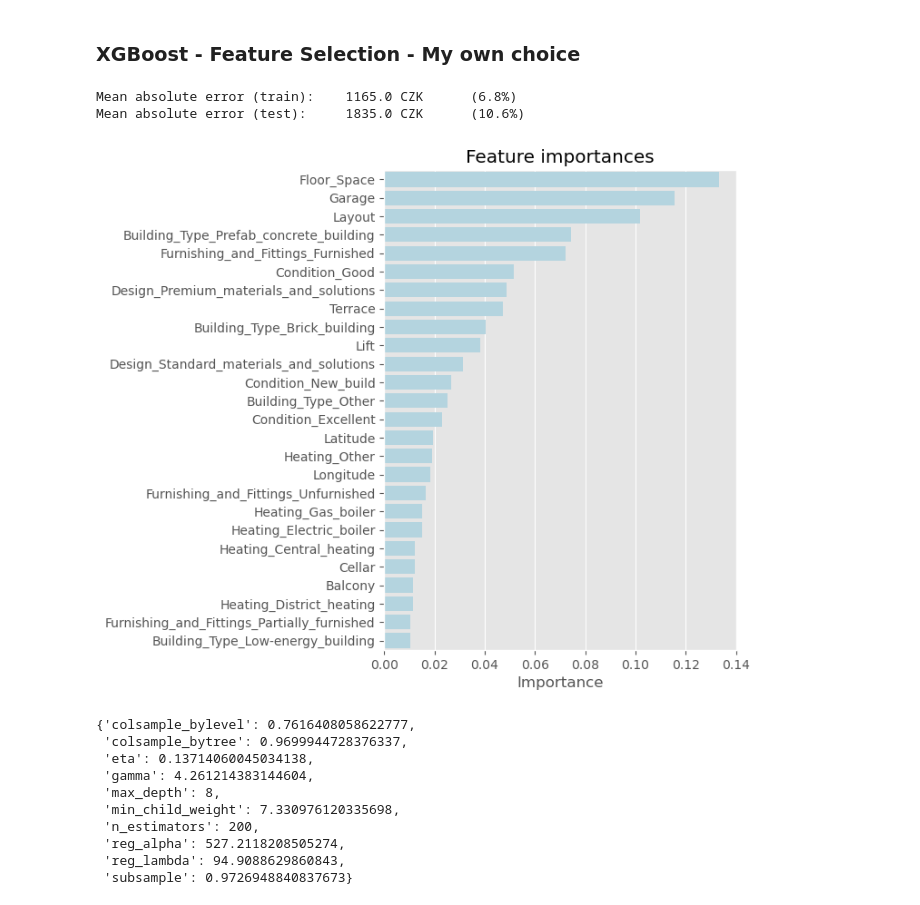
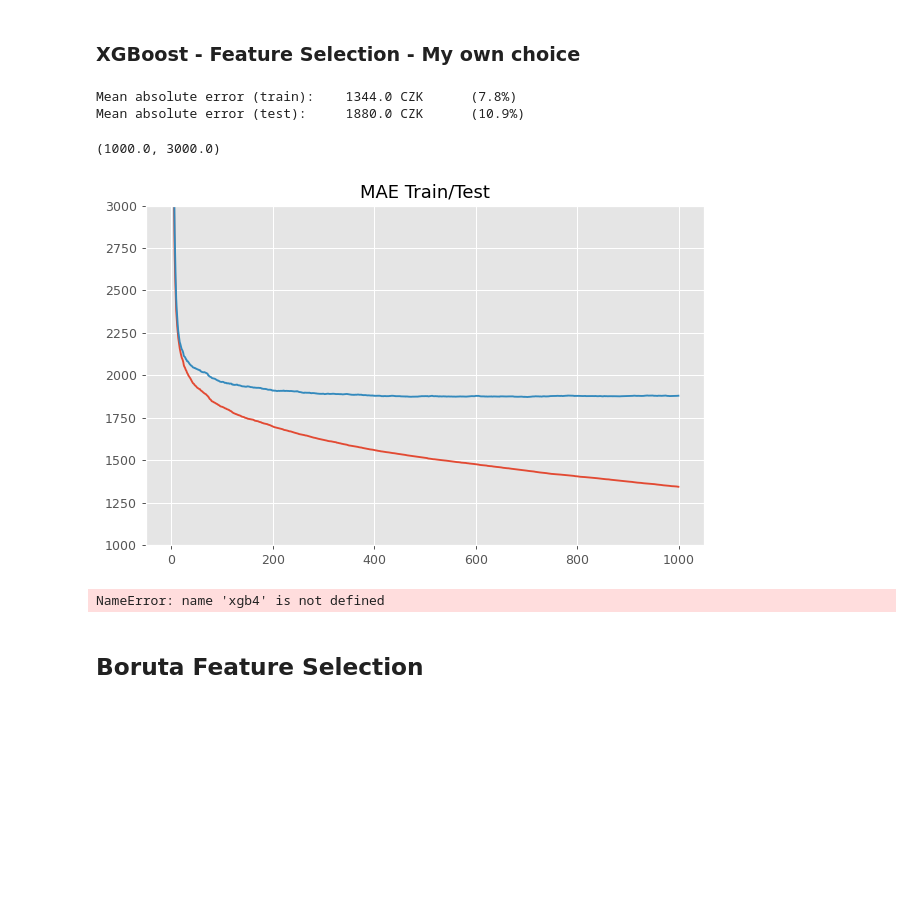
Before and after one commit to tomasz-bialy/Estate-Prague, a Jupyter notebook: Estate_Prague.ipynb, the cells around one changed output. Saved outputs shown, nothing was run; the diff lists cells and outputs as text; code cells hidden in the pictures; blank space fills up the shorter version.

```diff
--- a/Estate_Prague.ipynb
+++ b/Estate_Prague.ipynb
@@ -194,6 +196,8 @@ def missing_values(df):
     df['PENB'] = df['PENB'].fillna(5)
 
     return df
+# %%
+df = pd.read_csv('df_.csv')
 # %%
 df = droping_data(df)
 df = feature_engineering(df)
@@ -298,6 +321,18 @@ Mean absolute error (train):    1145.0 CZK      (6.7%)
 Mean absolute error (test):     1834.0 CZK      (10.6%)
 # %% [markdown]
 ### XGBoost - Feature Selection - My own choice
+# %%
+grid_paramters = { 'n_estimators': [1000],
+                   'eta': [0.3],
+                   'gamma': uniform(0.01,5),
+                   'max_depth':[3],
+                   'subsample': [0.8,0.9,0.95,0.99],
+                   'colsample_bytree': [0.7,0.8,0.9,0.95,0.99],
+                   'colsample_bylevel': [0.7,0.8,0.9,0.95,0.99],
+                   'colsample_bynode' : [0.7,0.8,0.9,0.95,0.99],
+                   'min_child_weight': uniform(1,10),
+                   'reg_lambda': uniform(0,200),
+                   'reg_alpha': uniform(0,750)}
 # %%
 my_selected_features = ['Latitude','Longitude','Layout','Floor Space','Balcony','Terrace','Cellar','Lift','Garage',
                      'Furnishing and Fittings','Condition','Building Type','Design','Heating']
@@ -309,41 +344,38 @@ X = pd.get_dummies(X,drop_first=False)
 X.columns = X.columns.str.replace(' ','_')
 X_train, X_test, y_train, y_test = train_test_split(X,y,test_size=0.2,random_state=101,shuffle=True)
 # %%
-xgb4 = RandomizedSearchCV(estimator = xgb.XGBRegressor(),
+xgb_regressor = xgb.XGBRegressor(early_stopping_rounds=10, eval_metric='mae')
+
+
+xgb4 = RandomizedSearchCV(estimator = xgb_regressor,
                           param_distributions = grid_paramters,
                           scoring = 'neg_mean_absolute_error',
-                          n_iter = 500,
+                          n_iter = 10,
                           cv = 5,
                           verbose=1,
                           n_jobs = -1)
-xgb4.fit(X_train,y_train)
+xgb4.fit(X_train,y_train,eval_set=[(X_train,y_train),(X_test, y_test)], verbose=False)
+
 clear_output(wait=True)
 evaluation(xgb4,X_train,X_test,y_train,y_test)
 # %% [output]
-Mean absolute error (train):    1165.0 CZK      (6.8%)
-Mean absolute error (test):     1835.0 CZK      (10.6%)
+Mean absolute error (train):    1344.0 CZK      (7.8%)
+Mean absolute error (test):     1880.0 CZK      (10.9%)
-# %%
-xgb4_ = xgb.XGBRegressor(**xgb4.best_params_)
-xgb4_.fit(X_train,y_train)
-feat_import =xgb4_.feature_importances_
-imp_feats = pd.DataFrame(index=X.columns,data=feat_import,columns=['Importance'])
-imp_feats = imp_feats[imp_feats['Importance'] > 0.001]
-imp_feats = imp_feats.sort_values("Importance",ascending=False)
-plt.figure(figsize=(5,7),dpi=100)
-sns.barplot(data=imp_feats,y=imp_feats.index,x='Importance',color='lightblue');
-plt.title('Feature importances');
-# %% [output]
-[figure, removed]
-# %%
-xgb4.best_params_
-# %% [output]
-{'colsample_bylevel': 0.7616408058622777,
- 'colsample_bytree': 0.9699944728376337,
- 'eta': 0.13714060045034138,
- 'gamma': 4.261214383144604,
- 'max_depth': 8,
- 'min_child_weight': 7.330976120335698,
- 'n_estimators': 200,
- 'reg_alpha': 527.2118208505274,
- 'reg_lambda': 94.9088629860843,
- 'subsample': 0.9726948840837673}
+# %%
+results = xgb4.best_estimator_.evals_result()
+epochs = len(results['validation_0']['mae'])
+x_axis = range(0, epochs)
+
+plt.figure(figsize=(8,5),dpi=90)
+sns.lineplot(x=x_axis,y=results['validation_0']['mae']).set(title='MAE Train/Test')
+sns.lineplot(x=x_axis,y=results['validation_1']['mae'])
+plt.ylim(1000,3000)
+# %% [output]
+(1000.0, 3000.0)
+[figure, added]
+# %%
+xgb4.best_params_
+# %% [output]
+NameError: name 'xgb4' is not defined
+# %% [markdown]
+## Boruta Feature Selection
```
Also changed, not shown: parts of 24 cells of this notebook, 1 other file.
